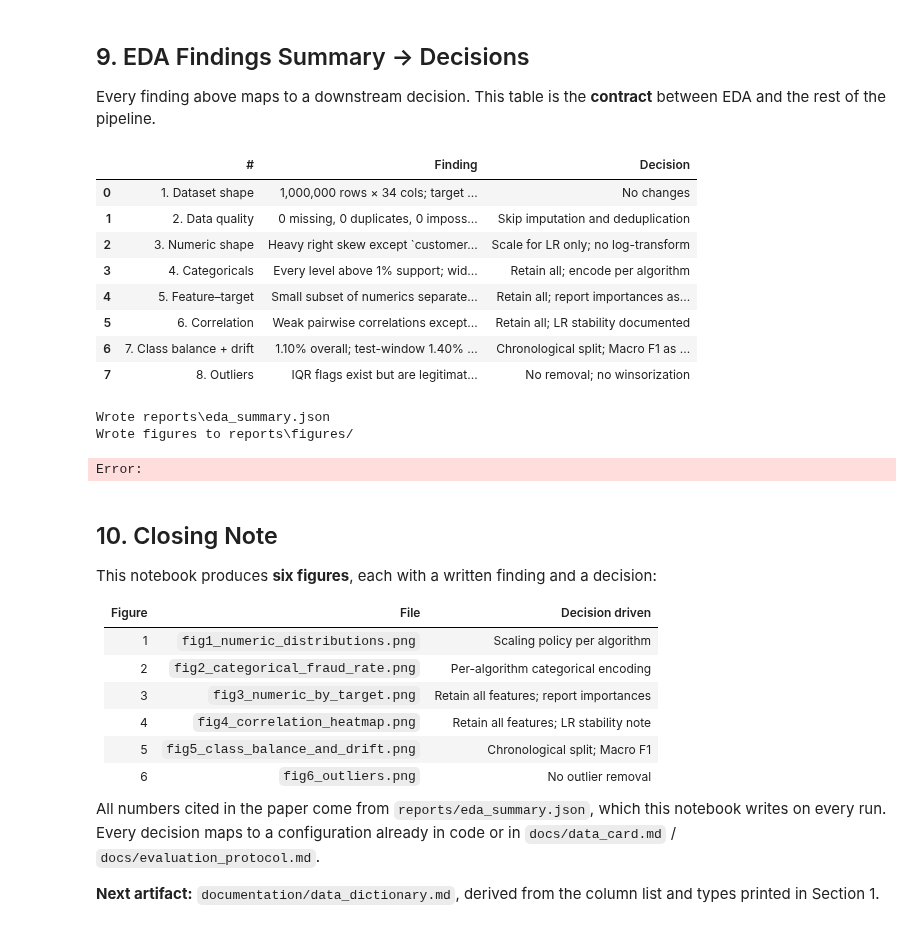
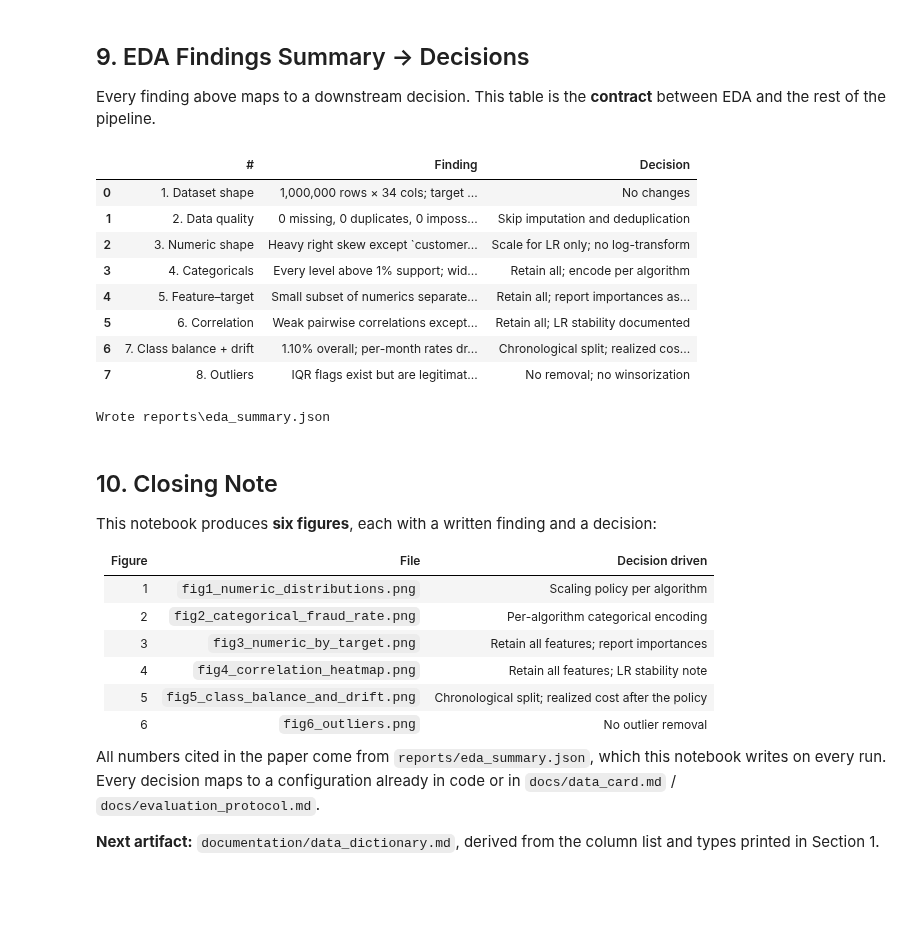
Before and after one commit to kira-ml/delayed-label-fraud-decisioning, a Jupyter notebook: notebooks/01_eda.ipynb, the cells around one changed output. Drawn from its saved outputs; the diff is of its cells as text; code cells hidden in the pictures; blank space fills up the shorter version.

Commit message:
P0+P1: unify pipeline, fix app, regenerate reports and artifacts

```diff
--- a/notebooks/01_eda.ipynb
+++ b/notebooks/01_eda.ipynb
@@ -111,16 +111,19 @@ Report shape, dtypes, memory footprint, and head/tail rows.
 # %%
 df = pd.read_parquet(DATA_INTERIM / "transactions.parquet")
 
-# Also pull the primary train/test artifacts so we can check drift later
-train_df = pd.read_parquet(DATA_PROCESSED / "primary_train.parquet")
-test_df  = pd.read_parquet(DATA_PROCESSED / "primary_test.parquet")
+# v1.0 single chronological split (docs/data_card.md v1.0 §5.2):
+#   train: months 0,1,2 | val: months 3,4 | test: months 5,6 | censored: month 7
+train_df = pd.read_parquet(DATA_PROCESSED / "train.parquet")
+val_df   = pd.read_parquet(DATA_PROCESSED / "val.parquet")
+test_df  = pd.read_parquet(DATA_PROCESSED / "test.parquet")
 
 print("=" * 60)
 print("Shape")
 print("=" * 60)
 print(f"transactions.parquet : {df.shape[0]:>9,} rows  × {df.shape[1]} cols")
-print(f"primary_train        : {train_df.shape[0]:>9,} rows  × {train_df.shape[1]} cols")
-print(f"primary_test         : {test_df.shape[0]:>9,} rows  × {test_df.shape[1]} cols")
+print(f"train (months 0-2)   : {train_df.shape[0]:>9,} rows  × {train_df.shape[1]} cols")
+print(f"val   (months 3-4)   : {val_df.shape[0]:>9,} rows  × {val_df.shape[1]} cols")
+print(f"test  (months 5-6)   : {test_df.shape[0]:>9,} rows  × {test_df.shape[1]} cols")
 
 print("\n" + "=" * 60)
 print("Dtypes")
@@ -687,45 +695,46 @@ summary_rows = [
      "Retain all; report importances as secondary evidence"),
     ("6. Correlation", "Weak pairwise correlations except expected velocity pairs",
      "Retain all; LR stability documented"),
-    ("7. Class balance + drift", "1.10% overall; test-window 1.40% (drift +37%)",
-     "Chronological split; Macro F1 as primary metric; drift as limitation"),
+    ("7. Class balance + drift",
+     "1.10% overall; per-month rates drift upward (see Figure 5b)",
+     "Chronological split; realized cost per transaction as primary metric; "
+     "drift captured by the split"),
     ("8. Outliers", "IQR flags exist but are legitimate extremes",
      "No removal; no winsorization"),
 ]
 summary_df = pd.DataFrame(summary_rows, columns=["#", "Finding", "Decision"])
 display(summary_df)
 
-# Export the numbers the paper will cite
+plt.close("all")  # release any lingering figure handles before writing
+
 eda_summary = {
     "rows": int(len(df)),
     "cols": int(df.shape[1]),
     "fraud_rate_overall": float(df["fraud_bool"].mean()),
     "fraud_rate_by_month": {int(k): float(v) for k, v in
                             df.groupby("month")["fraud_bool"].mean().items()},
     "train_fraud_rate": float(train_df["fraud_bool"].mean()),
-    "test_fraud_rate": float(test_df["fraud_bool"].mean()),
+    "val_fraud_rate":   float(val_df["fraud_bool"].mean()),
+    "test_fraud_rate":  float(test_df["fraud_bool"].mean()),
     "numeric_summary": num_summary.to_dict(),
     "top_point_biserial": pb_df.to_dict(orient="records"),
     "top_correlated_pairs": pairs_df.head(10).to_dict(orient="records"),
     "outlier_report": outlier_report,
     "categorical_unique_counts": {c: int(df[c].nunique()) for c in cats_present},
 }
 (REPORTS / "eda_summary.json").write_text(json.dumps(eda_summary, indent=2))
 print(f"Wrote {REPORTS / 'eda_summary.json'}")
-print(f"Wrote figures to {FIG_DIR}/")
 # %% [output]
 |  | # | Finding | Decision |
 | 0 | 1. Dataset shape | 1,000,000 rows × 34 cols; target ... | No changes |
 | 1 | 2. Data quality | 0 missing, 0 duplicates, 0 imposs... | Skip imputation and deduplication |
 | 2 | 3. Numeric shape | Heavy right skew except `customer... | Scale for LR only; no log-transform |
 | 3 | 4. Categoricals | Every level above 1% support; wid... | Retain all; encode per algorithm |
 | 4 | 5. Feature–target | Small subset of numerics separate... | Retain all; report importances as... |
 | 5 | 6. Correlation | Weak pairwise correlations except... | Retain all; LR stability documented |
-| 6 | 7. Class balance + drift | 1.10% overall; test-window 1.40% ... | Chronological split; Macro F1 as ... |
+| 6 | 7. Class balance + drift | 1.10% overall; per-month rates dr... | Chronological split; realized cos... |
 | 7 | 8. Outliers | IQR flags exist but are legitimat... | No removal; no winsorization |
 Wrote reports\eda_summary.json
-Wrote figures to reports\figures/
-Error:
 # %% [markdown]
 ## 10. Closing Note
 
@@ -738,7 +747,7 @@ decision:
 | 2 | `fig2_categorical_fraud_rate.png` | Per-algorithm categorical encoding |
 | 3 | `fig3_numeric_by_target.png` | Retain all features; report importances |
 | 4 | `fig4_correlation_heatmap.png` | Retain all features; LR stability note |
-| 5 | `fig5_class_balance_and_drift.png` | Chronological split; Macro F1 |
+| 5 | `fig5_class_balance_and_drift.png` | Chronological split; realized cost after the policy |
 | 6 | `fig6_outliers.png` | No outlier removal |
 
 All numbers cited in the paper come from `reports/eda_summary.json`,
```
Also changed, not shown: parts of 4 cells of this notebook, 33 other files.
